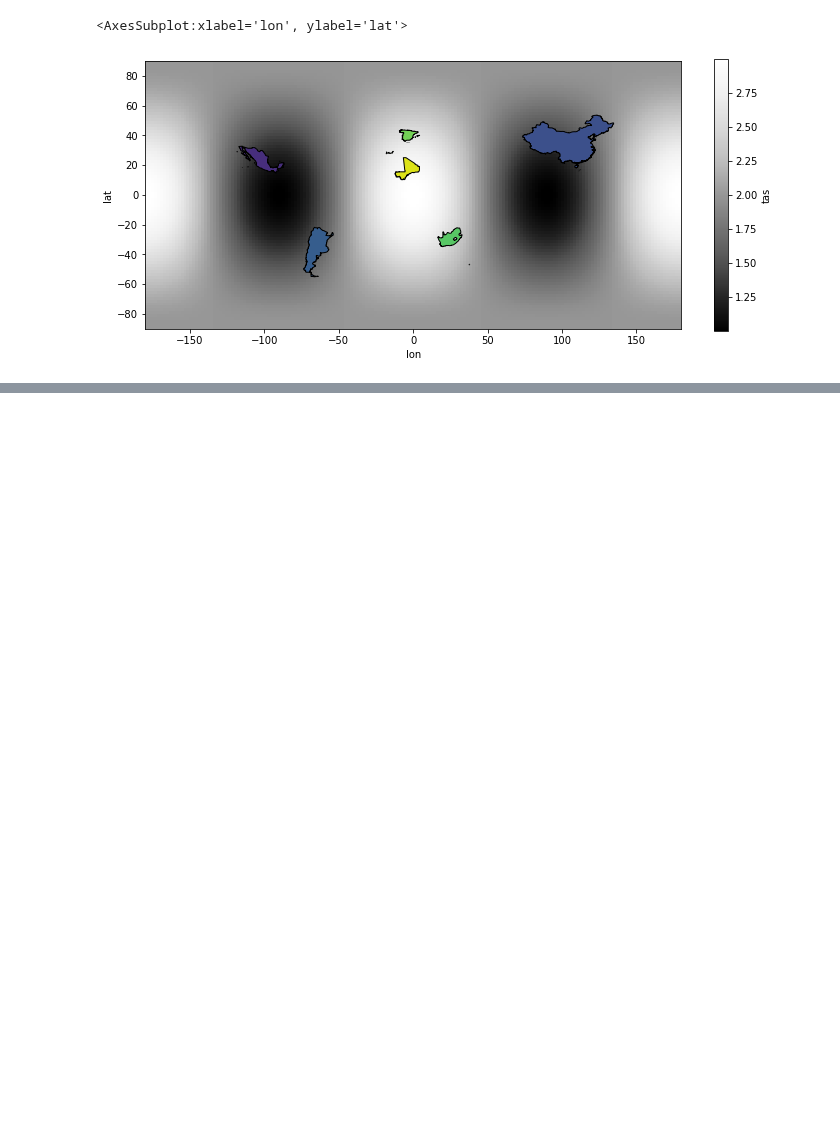
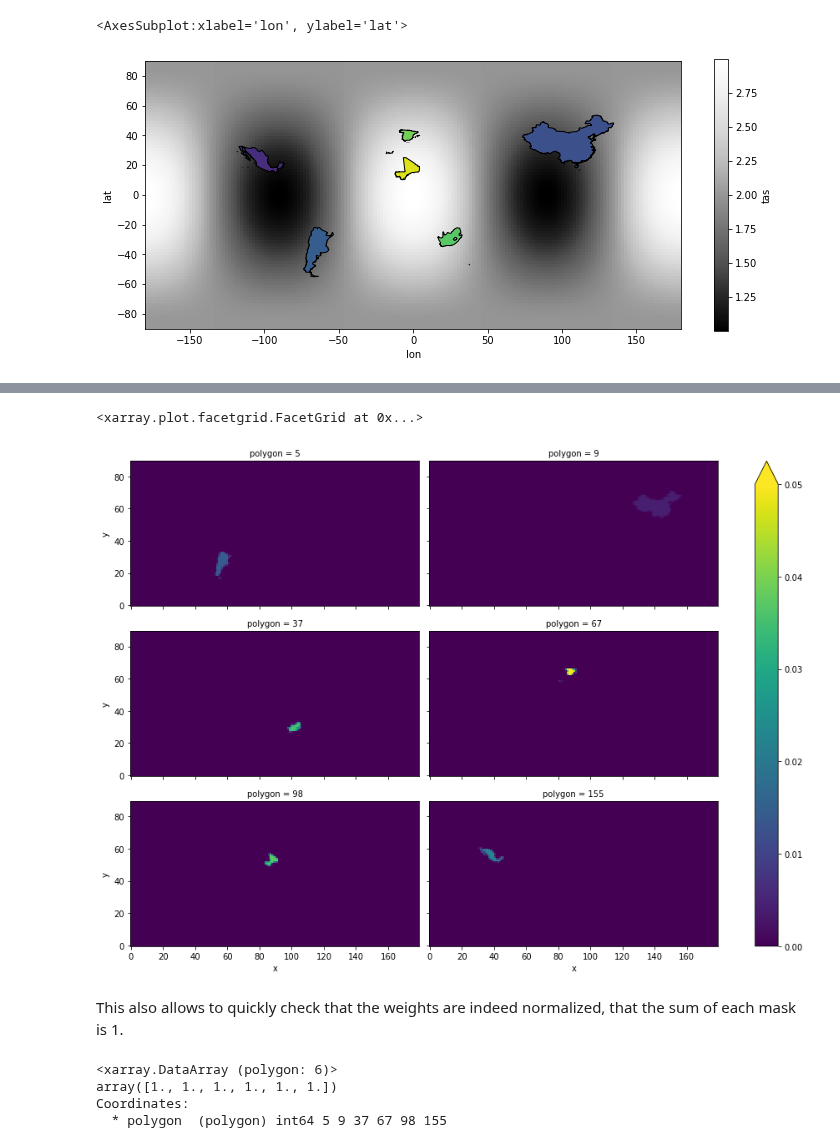
Before and after one commit to JiaweiZhuang/xESMF, a Jupyter notebook: doc/notebooks/Spatial_Averaging.ipynb, the cells around one changed output, grey strips where cells are left out. Saved outputs shown, nothing was run; the diff lists cells and outputs as text; code cells hidden in the pictures; blank space fills up the shorter version.

```diff
--- a/doc/notebooks/Spatial_Averaging.ipynb
+++ b/doc/notebooks/Spatial_Averaging.ipynb
@@ -112,0 +118,23 @@ regs.plot(column='tas_avg', ax=ax, edgecolor='k', vmin=1, vmax=3, cmap='viridis'
+# %%
+# Convert sparse matrix to numpy array, it has size : (n_in, n_out)
+# So reshape to the same shape as ds + polygons
+w = xr.DataArray(
+    savg.weights.toarray().reshape(regs.geometry.size, *ds.lon.shape),
+    dims=('polygon', *ds.lon.dims), coords=ds.lon.coords
+)
+# Note: with the normal Regridder this is also possible, but beware of the huge memory that the output will need.
+
+w['polygon'] = regs.index  # Set polygon coordinates to the same index as the GeoDataframe
+w.plot(col='polygon', col_wrap=2, aspect=2, vmin=0, vmax=0.05)
+# %% [output]
+<xarray.plot.facetgrid.FacetGrid at 0x...>
+[figure, added]
+# %% [markdown]
+This also allows to quickly check that the weights are indeed normalized, that the sum of each mask is 1.
+# %%
+w.sum(['y', 'x'])
+# %% [output]
+<xarray.DataArray (polygon: 6)>
+array([1., 1., 1., 1., 1., 1.])
+Coordinates:
+  * polygon  (polygon) int64 5 9 37 67 98 155
```
Also changed, not shown: parts of 4 cells of this notebook, 6 other files.
